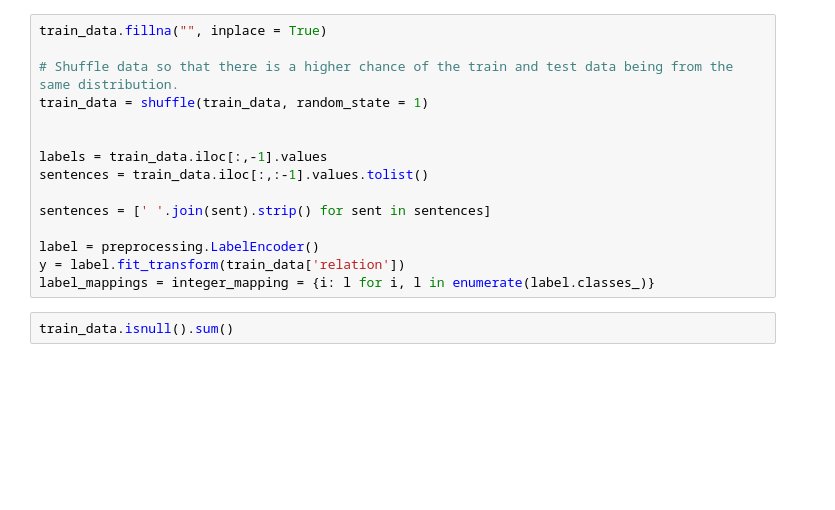
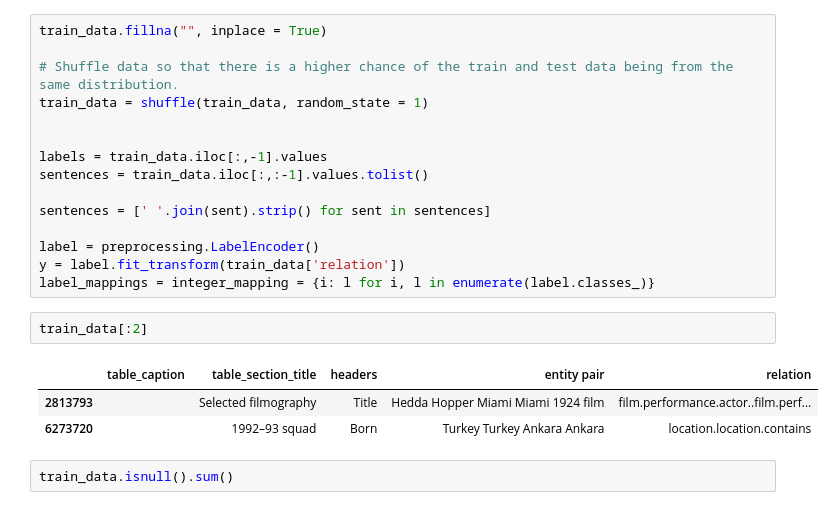
Before and after one commit to simpleParadox/Private-RE, a Jupyter notebook: project_622.ipynb, the cells around one changed output. Drawn from its saved outputs; the diff is of its cells as text; blank space fills up the shorter version.

Commit message:
Testing test and train files have same data

```diff
--- a/project_622.ipynb
+++ b/project_622.ipynb
@@ -86,6 +88,12 @@ sentences = [' '.join(sent).strip() for sent in sentences]
 label = preprocessing.LabelEncoder()
 y = label.fit_transform(train_data['relation'])
 label_mappings = integer_mapping = {i: l for i, l in enumerate(label.classes_)}
+# %%
+train_data[:2]
+# %% [output]
+|  | table_caption | table_section_title | headers | entity pair | relation |
+| 2813793 |  | Selected filmography | Title | Hedda Hopper Miami Miami 1924 film | film.performance.actor..film.perf... |
+| 6273720 |  | 1992–93 squad | Born | Turkey Turkey Ankara Ankara | location.location.contains |
 # %%
 train_data.isnull().sum()
 # %% [output]
```
Also changed, not shown: parts of 8 cells of this notebook.
